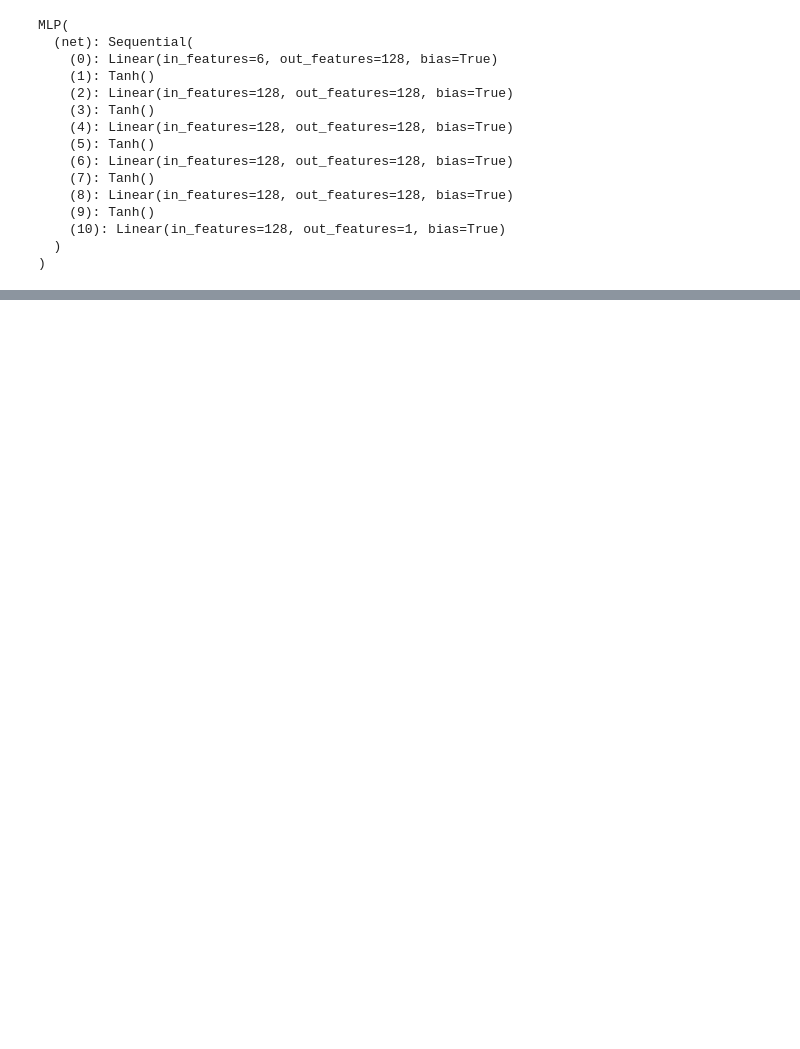
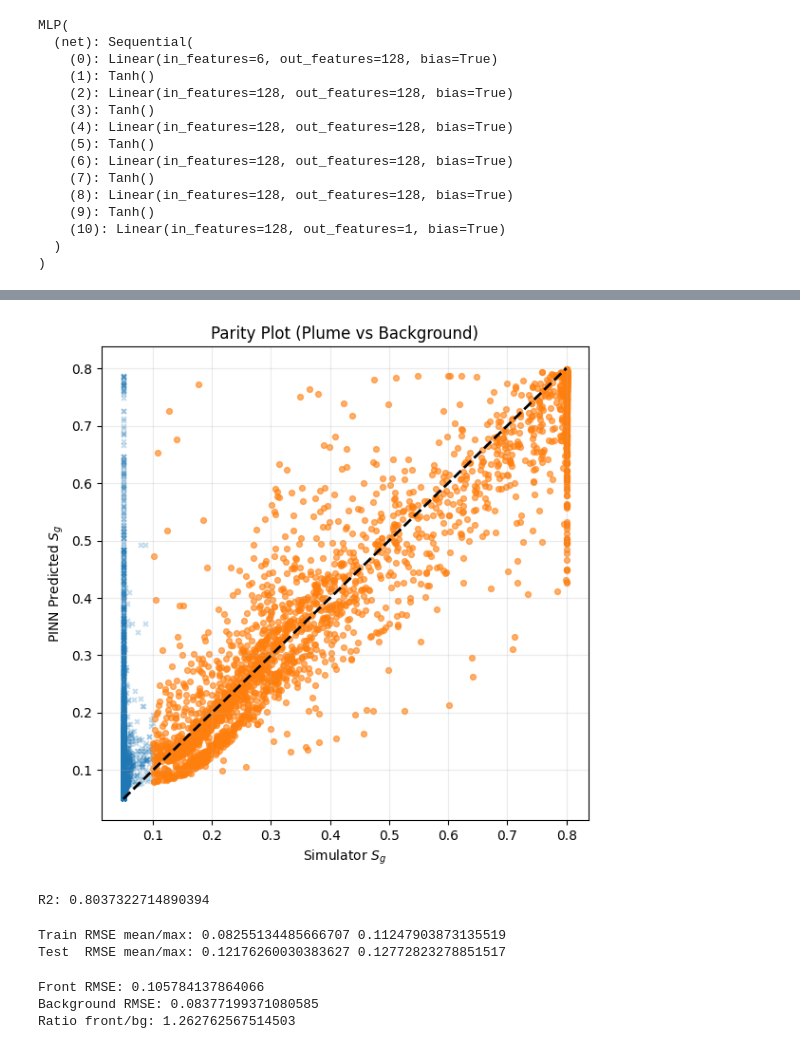
Before and after one commit to omar-mig/Optimisation, a Jupyter notebook: Untitled8.ipynb, the cells around one changed output, grey strips where cells are left out. Saved outputs shown, nothing was run; the diff lists cells and outputs as text; code cells hidden in the pictures; blank space fills up the shorter version.

```diff
--- a/Untitled8.ipynb
+++ b/Untitled8.ipynb
@@ -964,0 +1079,21 @@ plt.plot(times_day, rmses, marker="o")
+# %%
+mask_plume = y_true > (Sgr + 0.05)   # choose a threshold
+plt.figure(figsize=(6,6))
+plt.scatter(y_true[~mask_plume], y_pred[~mask_plume], s=12, alpha=0.25, marker='x')  # background
+plt.scatter(y_true[mask_plume],  y_pred[mask_plume],  s=18, alpha=0.6,  marker='o')  # plume
+mn = min(y_true.min(), y_pred.min())
+mx = max(y_true.max(), y_pred.max())
+plt.plot([mn, mx], [mn, mx], 'k--', linewidth=2)
+plt.xlabel("Simulator $S_g$")
+plt.ylabel("PINN Predicted $S_g$")
+plt.title("Parity Plot (Plume vs Background)")
+plt.grid(True, alpha=0.25)
+plt.tight_layout()
+plt.show()
+# %% [output]
+[figure, added]
+# %%
+from sklearn.metrics import r2_score
+print("R2:", r2_score(y_true, y_pred))
+# %% [output]
+R2: 0.8037322714890394
@@ -964,0 +1102,46 @@ plt.plot(times_day, rmses, marker="o")
+# %%
+train_idx = np.arange(int(0.7*len(times_day)))
+test_idx  = np.arange(int(0.7*len(times_day)), len(times_day))
+
+def rmse_on_indices(idxs):
+    rmses = []
+    for i in idxs:
+        Sg_pred = predict_Sg_field(i)     # <-- only index
+        Sg_sim  = Sg_sim_all[i]
+        rmses.append(np.sqrt(np.mean((Sg_pred - Sg_sim)**2)))
+    return float(np.mean(rmses)), float(np.max(rmses))
+
+rmse_train_mean, rmse_train_max = rmse_on_indices(train_idx)
+rmse_test_mean,  rmse_test_max  = rmse_on_indices(test_idx)
+
+print("Train RMSE mean/max:", rmse_train_mean, rmse_train_max)
+print("Test  RMSE mean/max:", rmse_test_mean,  rmse_test_max)
+# %% [output]
+Train RMSE mean/max: 0.08255134485666707 0.11247903873135519
+Test  RMSE mean/max: 0.12176260030383627 0.12772823278851517
+# %%
+import numpy as np
+
+def front_vs_background_rmse(i, thr=0.15):
+    Sg_pred = predict_Sg_field(i)
+    Sg_sim  = Sg_sim_all[i]
+
+    mask_front = Sg_sim > thr
+    mask_bg    = ~mask_front
+
+    rmse_front = np.sqrt(np.mean((Sg_pred[mask_front] - Sg_sim[mask_front])**2)) if mask_front.any() else np.nan
+    rmse_bg    = np.sqrt(np.mean((Sg_pred[mask_bg]    - Sg_sim[mask_bg])**2)) if mask_bg.any() else np.nan
+
+    return rmse_front, rmse_bg
+
+i = int(np.argmin(np.abs(times_day - 3.1)))
+
+rf, rb = front_vs_background_rmse(i, thr=0.15)
+
+print("Front RMSE:", rf)
+print("Background RMSE:", rb)
+print("Ratio front/bg:", rf / rb)
+# %% [output]
+Front RMSE: 0.105784137864066
+Background RMSE: 0.08377199371080585
+Ratio front/bg: 1.262762567514503
```
Also changed, not shown: parts of 17 cells of this notebook.
